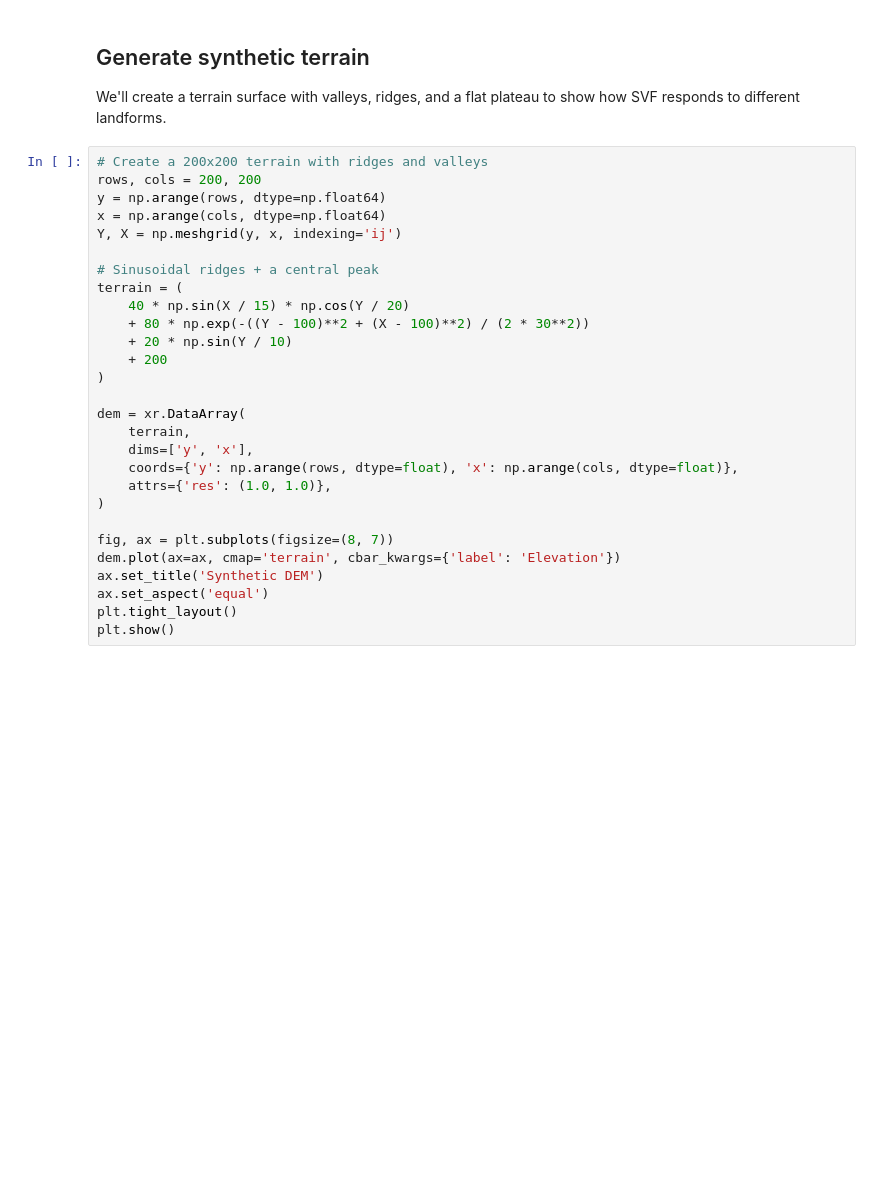
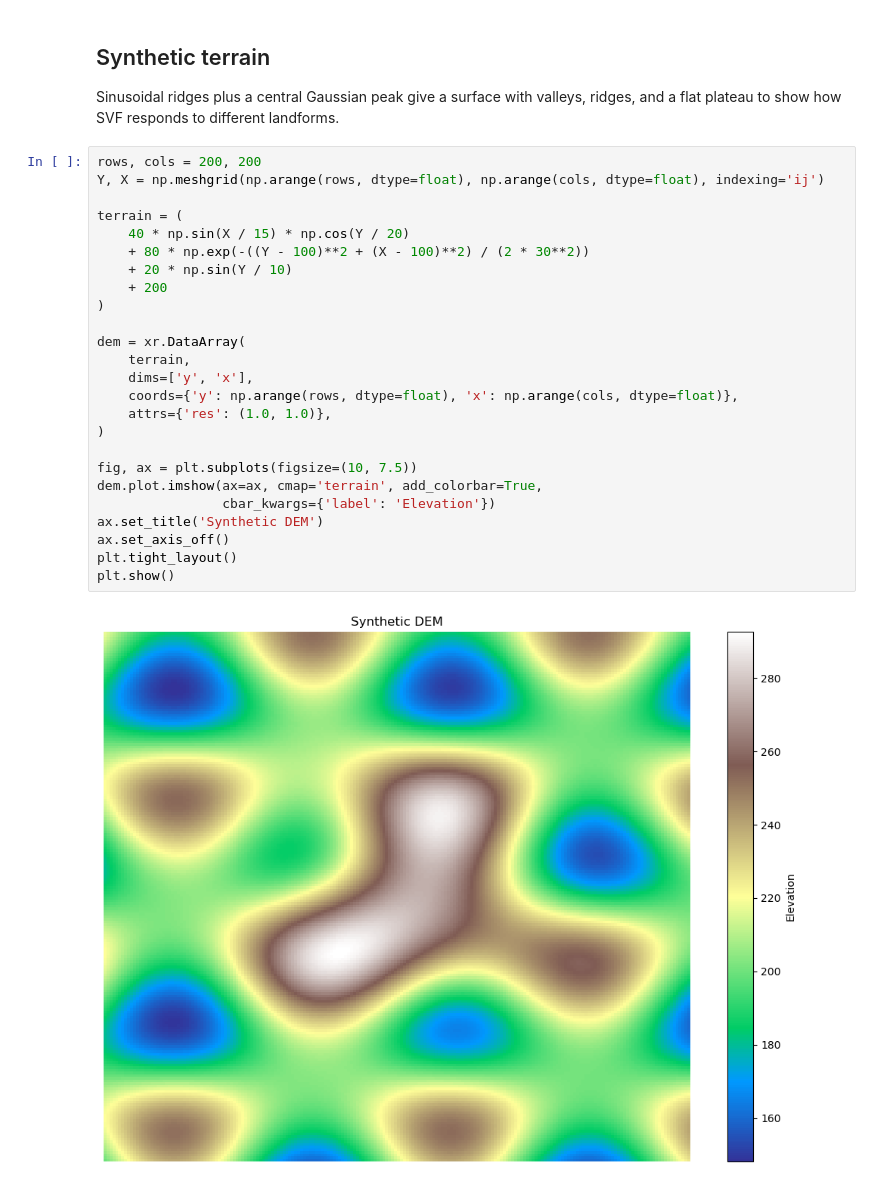
Before and after one commit to makepath/xarray-spatial, a Jupyter notebook: examples/user_guide/24_Sky_View_Factor.ipynb, the cells around one changed output. Cells and saved outputs as stored; diff of their text form; blank space fills up the shorter version.

Commit message:
Refactor sky view factor user guide notebook
Restructure to standard cell layout. Replace bare .plot() with
DataArray.plot.imshow, add colorbar labels, include resolution
alert box, add references.

```diff
--- a/examples/user_guide/24_Sky_View_Factor.ipynb
+++ b/examples/user_guide/24_Sky_View_Factor.ipynb
@@ -23,33 +30,32 @@ from xrspatial import sky_view_factor
 # %% [markdown]
-## Generate synthetic terrain
+## Synthetic terrain
 
-We'll create a terrain surface with valleys, ridges, and a flat plateau to show how SVF responds to different landforms.
+Sinusoidal ridges plus a central Gaussian peak give a surface with valleys, ridges, and a flat plateau to show how SVF responds to different landforms.
 # %%
-# Create a 200x200 terrain with ridges and valleys
 rows, cols = 200, 200
-y = np.arange(rows, dtype=np.float64)
-x = np.arange(cols, dtype=np.float64)
-Y, X = np.meshgrid(y, x, indexing='ij')
+Y, X = np.meshgrid(np.arange(rows, dtype=float), np.arange(cols, dtype=float), indexing='ij')
 
-# Sinusoidal ridges + a central peak
 terrain = (
     40 * np.sin(X / 15) * np.cos(Y / 20)
     + 80 * np.exp(-((Y - 100)**2 + (X - 100)**2) / (2 * 30**2))
     + 20 * np.sin(Y / 10)
     + 200
 )
 
 dem = xr.DataArray(
     terrain,
     dims=['y', 'x'],
     coords={'y': np.arange(rows, dtype=float), 'x': np.arange(cols, dtype=float)},
     attrs={'res': (1.0, 1.0)},
 )
 
-fig, ax = plt.subplots(figsize=(8, 7))
-dem.plot(ax=ax, cmap='terrain', cbar_kwargs={'label': 'Elevation'})
+fig, ax = plt.subplots(figsize=(10, 7.5))
+dem.plot.imshow(ax=ax, cmap='terrain', add_colorbar=True,
+                cbar_kwargs={'label': 'Elevation'})
 ax.set_title('Synthetic DEM')
-ax.set_aspect('equal')
+ax.set_axis_off()
 plt.tight_layout()
 plt.show()
+# %% [output]
+[figure, added]
 # %% [markdown]
```
Also changed, not shown: parts of 15 cells of this notebook, 1 other file.
